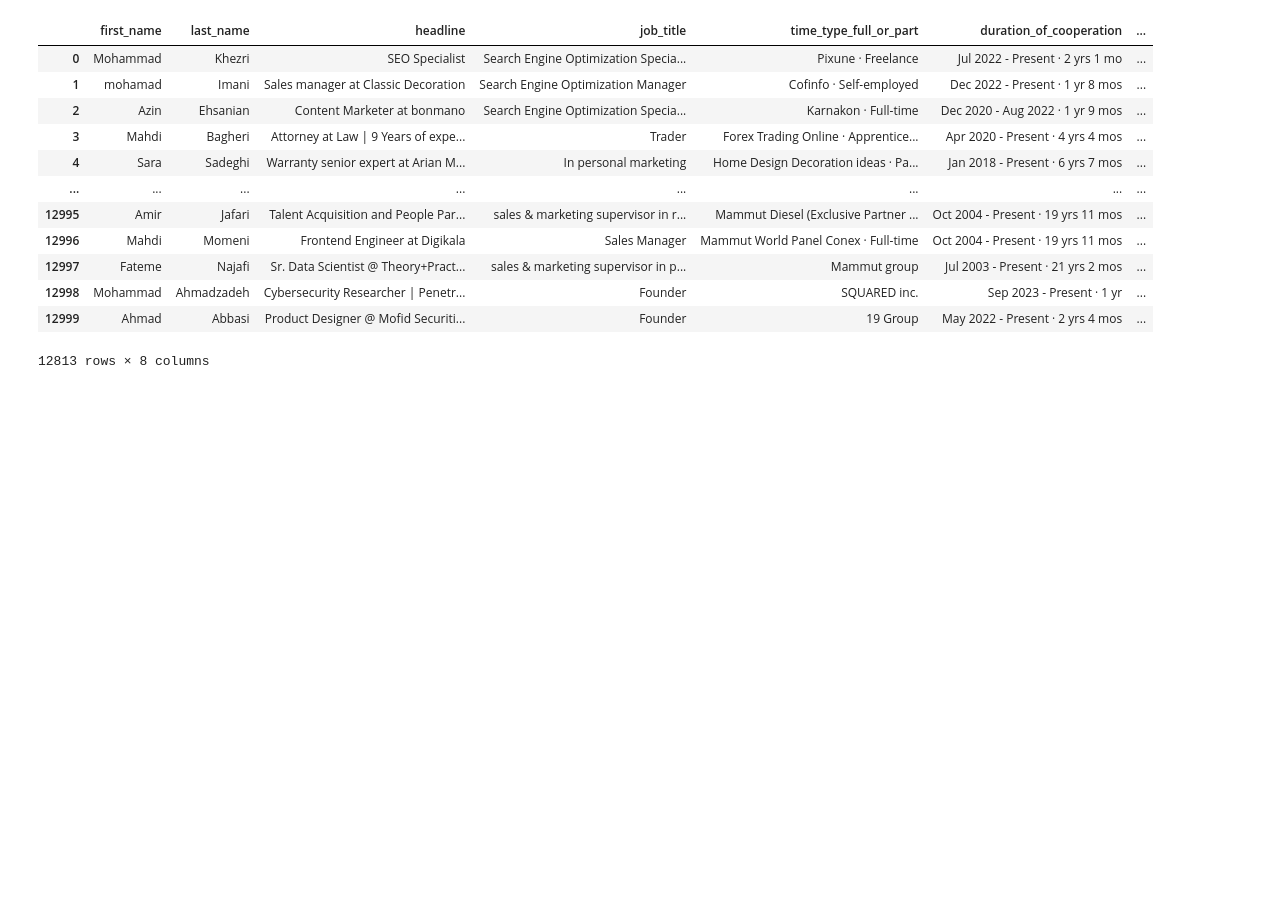
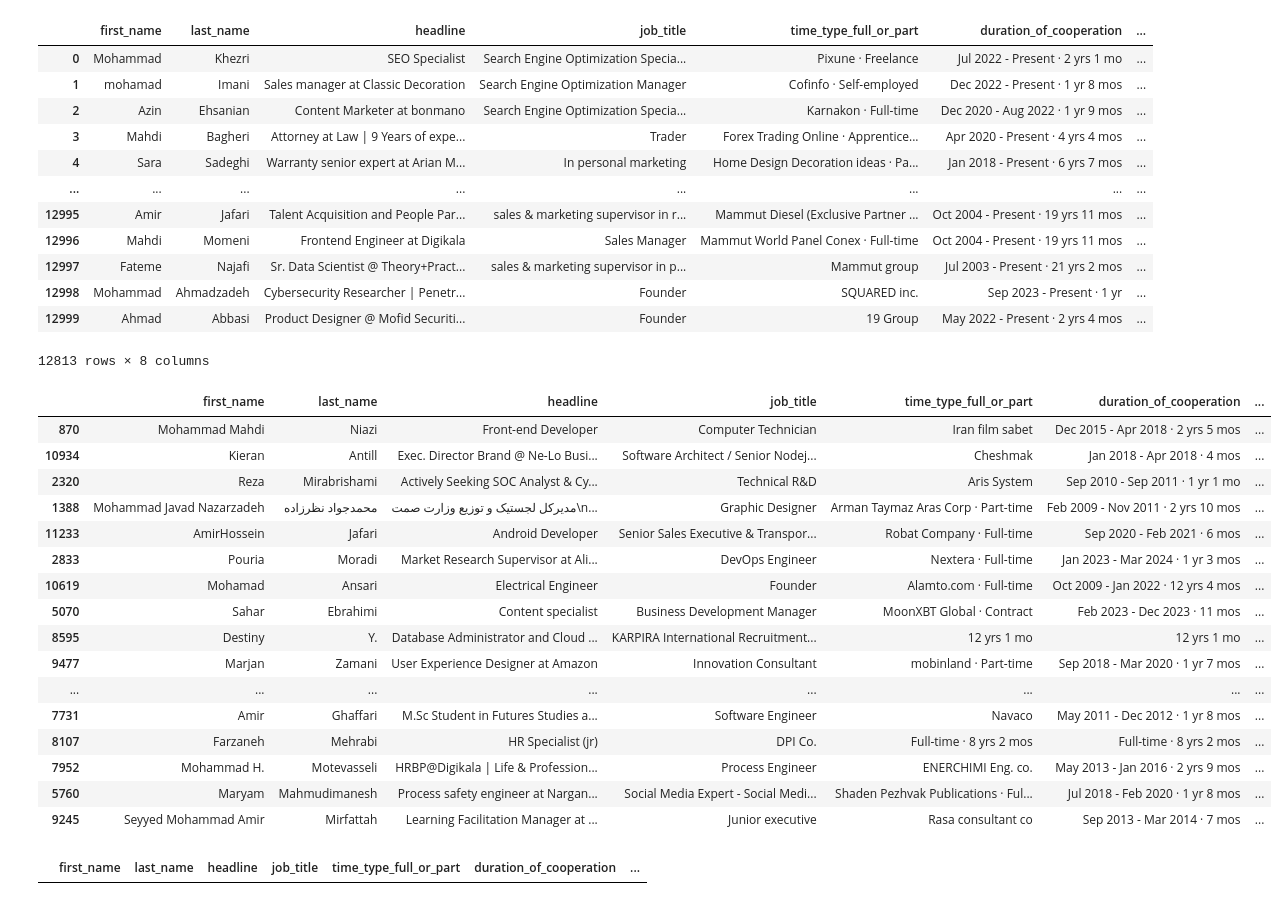
Before and after one commit to shayan-naghizade/ML_Practice, a Jupyter notebook: Job Experience Classification using KNN & Linear Regression/code.ipynb, the cells around one changed output. Drawn from its saved outputs; the diff is of its cells as text; code cells hidden in the pictures; blank space fills up the shorter version.

Commit message:
cleaned

```diff
--- a/Job Experience Classification using KNN & Linear Regression/code.ipynb
+++ b/Job Experience Classification using KNN & Linear Regression/code.ipynb
@@ -260,3 +260,52 @@ df_cleaned
 | 12998 | Mohammad | Ahmadzadeh | Cybersecurity Researcher | Penetr... | Founder | SQUARED inc. | Sep 2023 - Present · 1 yr | ... |
 | 12999 | Ahmad | Abbasi | Product Designer @ Mofid Securiti... | Founder | 19 Group | May 2022 - Present · 2 yrs 4 mos | ... |
 12813 rows × 8 columns
+# %%
+import pandas as pd
+
+df = df.copy()
+
+# تمیز کردن dashها، فاصله‌ها، و normalize کردن Present
+df.loc[:, 'duration_of_cooperation_clean'] = (
+    df['duration_of_cooperation']
+      .str.replace('[–—−]', '-', regex=True)        # انواع dash
+      .str.replace('\s+', ' ', regex=True)          # حذف فاصله‌های اضافی
+      .str.replace('(?i)present', 'Present', regex=True)  # نرمال‌سازی Present
+      .str.strip()
+)
+
+# الگو برای استخراج سه بخش
+pattern = r'(?P<start>[A-Za-z]{3} \d{4})\s*-\s*(?P<end>Present|[A-Za-z]{3} \d{4})\s*[·•]\s*(?P<duration>.+)'
+
+# استخراج مقادیر
+extracted = df['duration_of_cooperation_clean'].str.extract(pattern)
+
+# افزودن ستون‌ها
+df.loc[:, 'start'] = pd.to_datetime(extracted['start'], format='%b %Y', errors='coerce')
+df.loc[:, 'end'] = extracted['end'].replace('Present', pd.NaT)
+df.loc[:, 'end'] = pd.to_datetime(df['end'], format='%b %Y', errors='coerce')
+df.loc[:, 'duration'] = extracted['duration']
+# %%
+df.sample(22)
+# %% [output]
+|  | first_name | last_name | headline | job_title | time_type_full_or_part | duration_of_cooperation | ... |
+| 870 | Mohammad Mahdi | Niazi | Front-end Developer | Computer Technician | Iran film sabet | Dec 2015 - Apr 2018 · 2 yrs 5 mos | ... |
+| 10934 | Kieran | Antill | Exec. Director Brand @ Ne-Lo Busi... | Software Architect / Senior Nodej... | Cheshmak | Jan 2018 - Apr 2018 · 4 mos | ... |
+| 2320 | Reza | Mirabrishami | Actively Seeking SOC Analyst & Cy... | Technical R&D | Aris System | Sep 2010 - Sep 2011 · 1 yr 1 mo | ... |
+| 1388 | Mohammad Javad Nazarzadeh | محمدجواد نظرزاده | مدیرکل لجستیک و توزیع وزارت صمت\n... | Graphic Designer | Arman Taymaz Aras Corp · Part-time | Feb 2009 - Nov 2011 · 2 yrs 10 mos | ... |
+| 11233 | AmirHossein | Jafari | Android Developer | Senior Sales Executive & Transpor... | Robat Company · Full-time | Sep 2020 - Feb 2021 · 6 mos | ... |
+| 2833 | Pouria | Moradi | Market Research Supervisor at Ali... | DevOps Engineer | Nextera · Full-time | Jan 2023 - Mar 2024 · 1 yr 3 mos | ... |
+| 10619 | Mohamad | Ansari | Electrical Engineer | Founder | Alamto.com · Full-time | Oct 2009 - Jan 2022 · 12 yrs 4 mos | ... |
+| 5070 | Sahar | Ebrahimi | Content specialist | Business Development Manager | MoonXBT Global · Contract | Feb 2023 - Dec 2023 · 11 mos | ... |
+| 8595 | Destiny | Y. | Database Administrator and Cloud ... | KARPIRA International Recruitment... | 12 yrs 1 mo | 12 yrs 1 mo | ... |
+| 9477 | Marjan | Zamani | User Experience Designer at Amazon | Innovation Consultant | mobinland · Part-time | Sep 2018 - Mar 2020 · 1 yr 7 mos | ... |
+| ... | ... | ... | ... | ... | ... | ... | ... |
+| 7731 | Amir | Ghaffari | M.Sc Student in Futures Studies a... | Software Engineer | Navaco | May 2011 - Dec 2012 · 1 yr 8 mos | ... |
+| 8107 | Farzaneh | Mehrabi | HR Specialist (jr) | DPI Co. | Full-time · 8 yrs 2 mos | Full-time · 8 yrs 2 mos | ... |
+| 7952 | Mohammad H. | Motevasseli | HRBP@Digikala | Life & Profession... | Process Engineer | ENERCHIMI Eng. co. | May 2013 - Jan 2016 · 2 yrs 9 mos | ... |
+| 5760 | Maryam | Mahmudimanesh | Process safety engineer at Nargan... | Social Media Expert - Social Medi... | Shaden Pezhvak Publications · Ful... | Jul 2018 - Feb 2020 · 1 yr 8 mos | ... |
+| 9245 | Seyyed Mohammad Amir | Mirfattah | Learning Facilitation Manager at ... | Junior executive | Rasa consultant co | Sep 2013 - Mar 2014 · 7 mos | ... |
+# %%
+df[df['duration_of_cooperation_clean'].str.contains('present', na=False)]
+# %% [output]
+|  | first_name | last_name | headline | job_title | time_type_full_or_part | duration_of_cooperation | ... |
```
Also changed, not shown: parts of 2 cells of this notebook.
